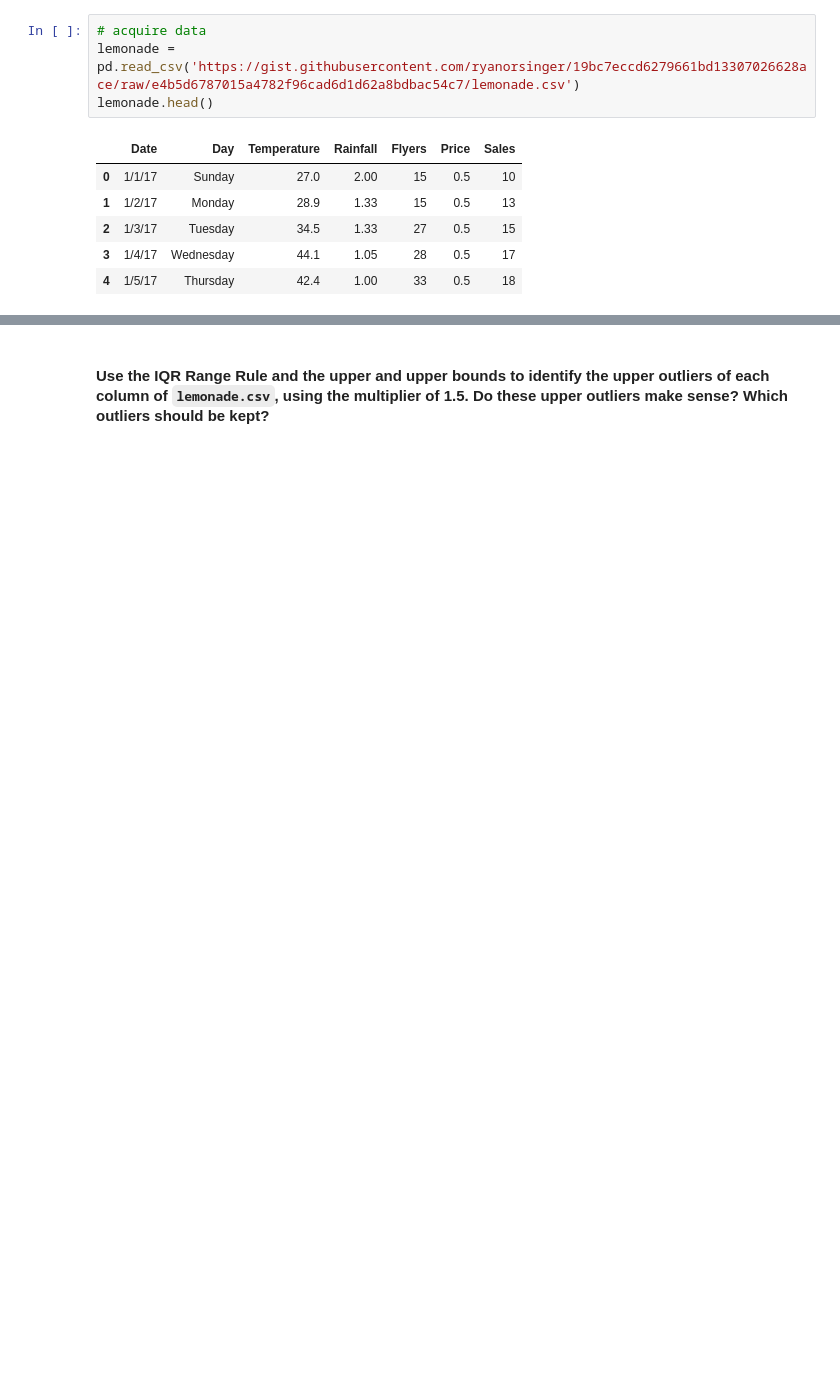
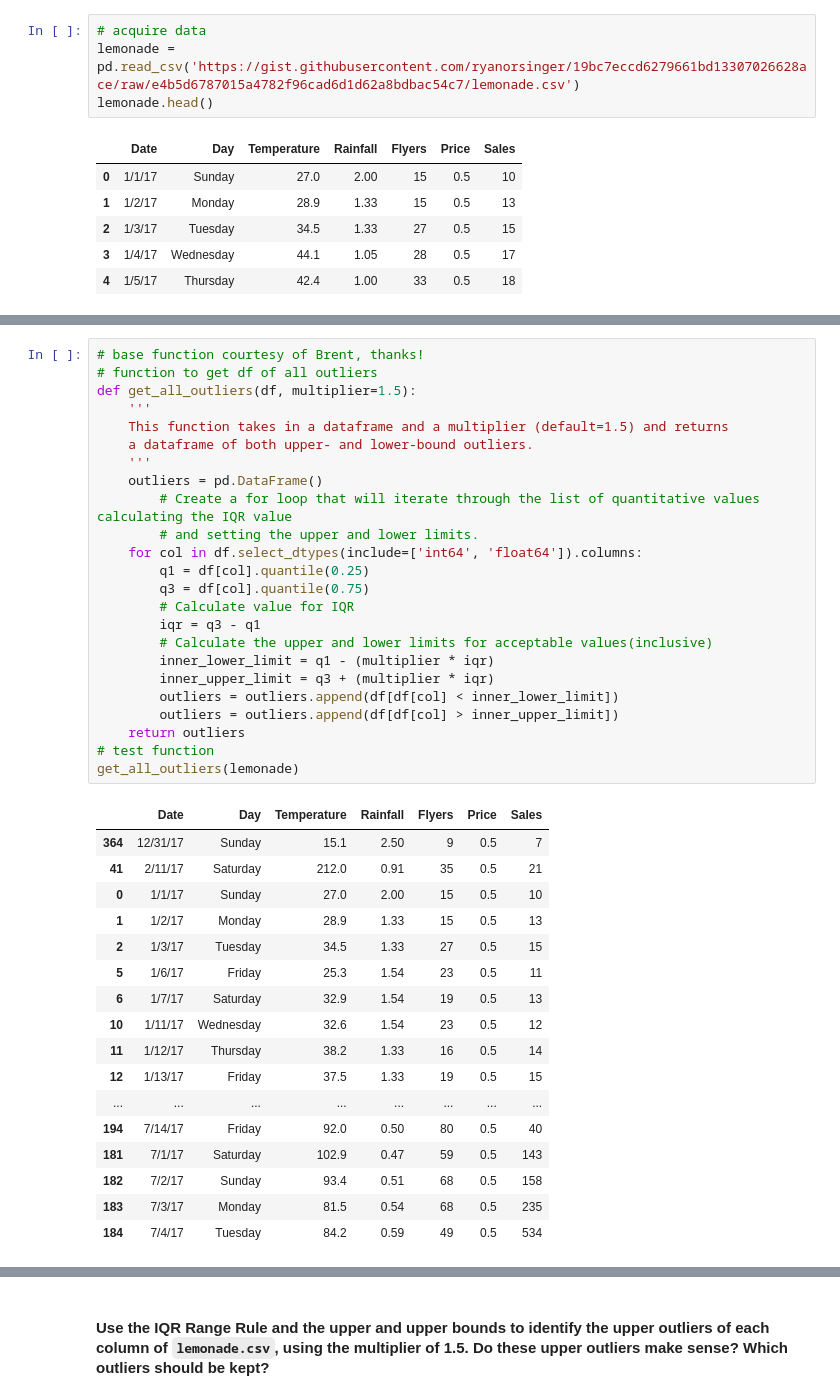
Before and after one commit to sophia-stewart/anomaly-detection-exercises, a Jupyter notebook: continuous_probabilistic_methods.ipynb, the cells around one changed output, grey strips where cells are left out. Drawn from its saved outputs; the diff is of its cells as text; blank space fills up the shorter version.

Commit message:
Added functions

```diff
--- a/continuous_probabilistic_methods.ipynb
+++ b/continuous_probabilistic_methods.ipynb
@@ -35,0 +70,42 @@ lemonade.head()
+# %%
+# base function courtesy of Brent, thanks!
+# function to get df of all outliers
+def get_all_outliers(df, multiplier=1.5):
+    '''
+    This function takes in a dataframe and a multiplier (default=1.5) and returns
+    a dataframe of both upper- and lower-bound outliers.
+    '''
+    outliers = pd.DataFrame()
+        # Create a for loop that will iterate through the list of quantitative values calculating the IQR value
+        # and setting the upper and lower limits.
+    for col in df.select_dtypes(include=['int64', 'float64']).columns:
+        q1 = df[col].quantile(0.25)
+        q3 = df[col].quantile(0.75)
+        # Calculate value for IQR
+        iqr = q3 - q1
+        # Calculate the upper and lower limits for acceptable values(inclusive)
+        inner_lower_limit = q1 - (multiplier * iqr)
+        inner_upper_limit = q3 + (multiplier * iqr)
+        outliers = outliers.append(df[df[col] < inner_lower_limit])
+        outliers = outliers.append(df[df[col] > inner_upper_limit])
+    return outliers
+# test function
+get_all_outliers(lemonade)
+# %% [output]
+|  | Date | Day | Temperature | Rainfall | Flyers | Price | Sales |
+| 364 | 12/31/17 | Sunday | 15.1 | 2.50 | 9 | 0.5 | 7 |
+| 41 | 2/11/17 | Saturday | 212.0 | 0.91 | 35 | 0.5 | 21 |
+| 0 | 1/1/17 | Sunday | 27.0 | 2.00 | 15 | 0.5 | 10 |
+| 1 | 1/2/17 | Monday | 28.9 | 1.33 | 15 | 0.5 | 13 |
+| 2 | 1/3/17 | Tuesday | 34.5 | 1.33 | 27 | 0.5 | 15 |
+| 5 | 1/6/17 | Friday | 25.3 | 1.54 | 23 | 0.5 | 11 |
+| 6 | 1/7/17 | Saturday | 32.9 | 1.54 | 19 | 0.5 | 13 |
+| 10 | 1/11/17 | Wednesday | 32.6 | 1.54 | 23 | 0.5 | 12 |
+| 11 | 1/12/17 | Thursday | 38.2 | 1.33 | 16 | 0.5 | 14 |
+| 12 | 1/13/17 | Friday | 37.5 | 1.33 | 19 | 0.5 | 15 |
+| ... | ... | ... | ... | ... | ... | ... | ... |
+| 194 | 7/14/17 | Friday | 92.0 | 0.50 | 80 | 0.5 | 40 |
+| 181 | 7/1/17 | Saturday | 102.9 | 0.47 | 59 | 0.5 | 143 |
+| 182 | 7/2/17 | Sunday | 93.4 | 0.51 | 68 | 0.5 | 158 |
+| 183 | 7/3/17 | Monday | 81.5 | 0.54 | 68 | 0.5 | 235 |
+| 184 | 7/4/17 | Tuesday | 84.2 | 0.59 | 49 | 0.5 | 534 |
```
Also changed, not shown: parts of 11 cells of this notebook.
